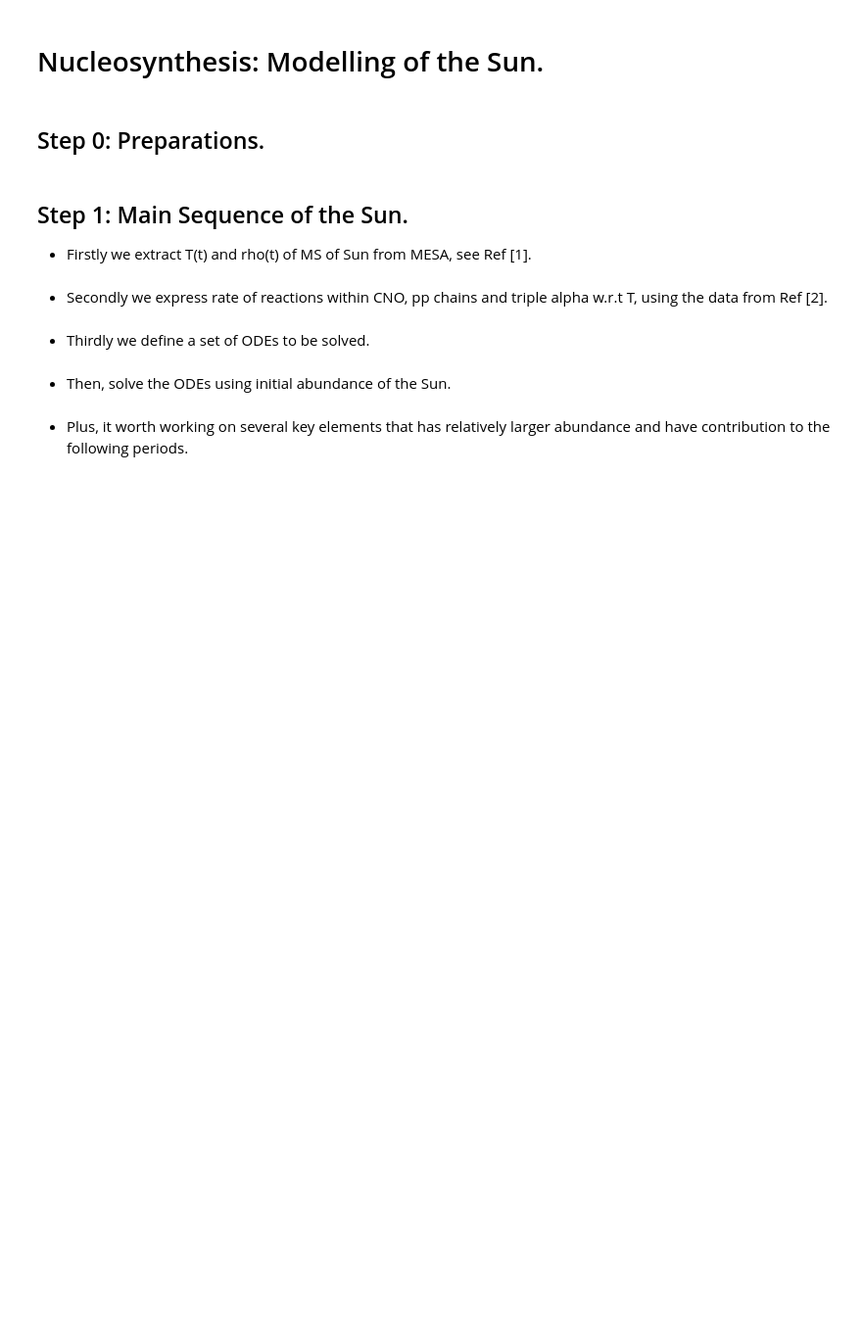
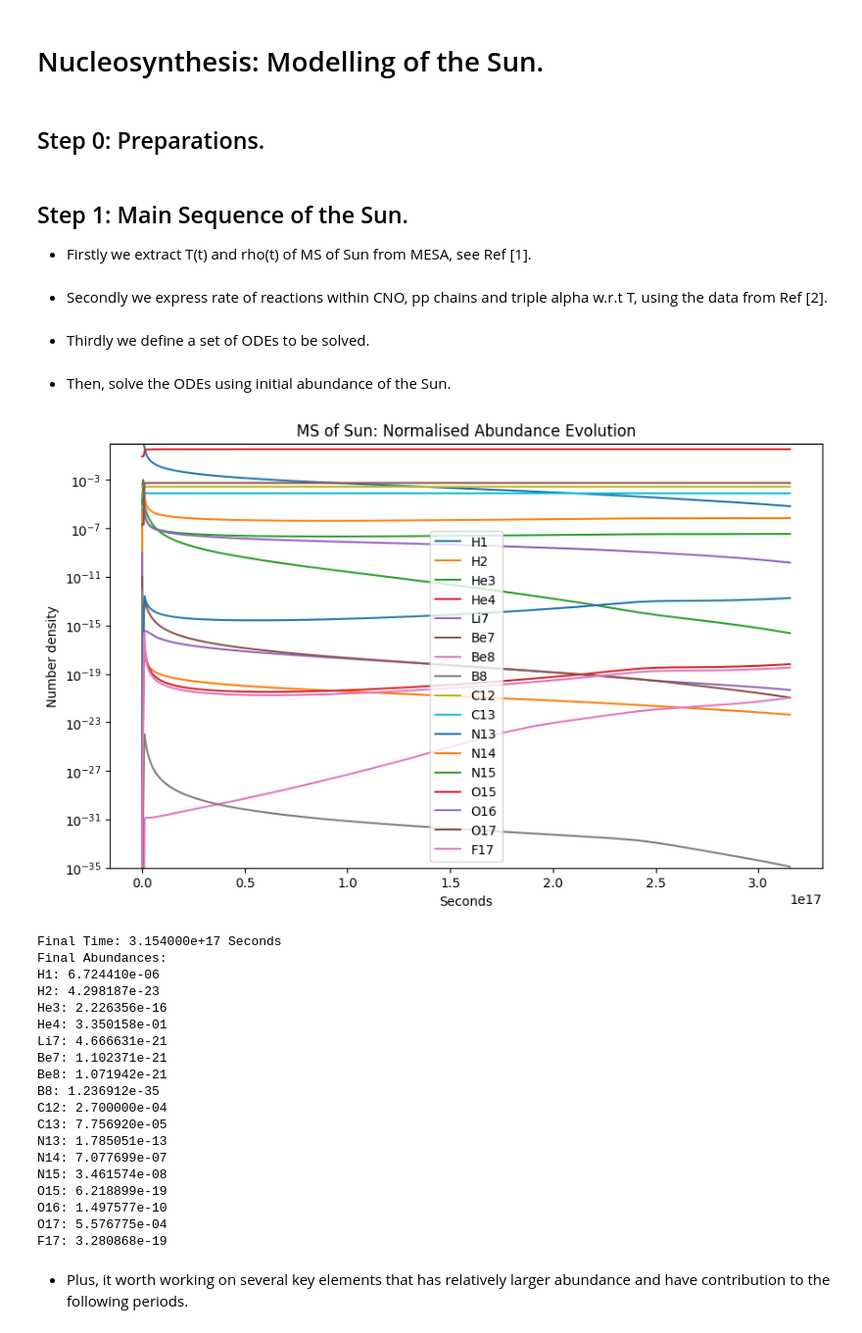
Before and after one commit to PranavHN/PHAS0052-Physics_Group_Project, a Jupyter notebook: Code/Pranav code.ipynb, the cells around one changed output. Shown at 98% size. Drawn from its saved outputs; the diff is of its cells as text; code cells hidden in the pictures; blank space fills up the shorter version.

```diff
--- a/Code/Pranav code.ipynb
+++ b/Code/Pranav code.ipynb
@@ -519,6 +561,7 @@ def diffEqs(t, elements, elemChart,elementMasses):
     dCNO2, _ = CNO2_cycle(elements, elemChart, elementMasses, t9, rho_factor)
     dtriple_alpha, _ = triple_alpha(elements, elemChart, elementMasses, t9, rho_factor)
     dpp_chain, _ = PP_chain_cycle(elements, elemChart, elementMasses, t9, rho_factor)
+    dC12O16, _ = C12toO16(elements, elemChart, elementMasses, t9, rho_factor)
 
     # Ensure dX is initialized as a numpy array
     dX = np.zeros_like(elements)
@@ -536,7 +579,10 @@ def diffEqs(t, elements, elemChart,elementMasses):
     for key in dpp_chain.keys():
         dX[elemChart[key]] = dpp_chain[key]
 
-    dX[np.abs(dX) < 1e-30] = 0.0
+    # for key in dC12O16.keys():
+    #     dX[elemChart[key]] = dC12O16[key]
+
+    # dX[np.abs(dX) < 1e-30] = 0.0
 
     # energies.append([ePP_chain, eCNO1, eCNO2, e3_alpha])
 
@@ -570,33 +616,55 @@ t_end   = 3.154e17
 
 #solve the odes using solve_ivp.
 #sols = solve_ivp(diffEqs, (t_start, t_end), initialAbundances, args=(elemChart,), method='BDF', rtol=1e-8, atol=1e-20)
 sols = solve_ivp(diffEqs, (t_start, t_end), initialAbundances, args=(elemChart,elementMasses,), method='BDF', rtol=1e-10, atol=1e-22, max_step=1e14)
 
 # Present the results.
 fig, ax = plt.subplots(1, 1, figsize=(10, 6))
 
 for key in elemChart.keys():
     ax.plot(sols.t, sols.y[elemChart[key]]/1e25, label=key)
 
 #ax.set_xscale('log')
 ax.set_yscale('log')
 ax.set_xlabel('Seconds')
 ax.set_ylabel('Number density')
 ax.legend()
 ax.set_title('MS of Sun: Normalised Abundance Evolution')
+ax.set_ylim(1e-35, 1)
 plt.show()
 
 # Ensure that the ODE solution exists before trying to access it
 if 'sols' in globals() and hasattr(sols, 't') and hasattr(sols, 'y'):
     final_time = sols.t[-1]  # Extract the final time step
     final_values = sols.y[:, -1]/1e25  # Extract the final step values,normalised
 
     print(f"Final Time: {final_time:.6e} Seconds")
     print("Final Abundances:")
     for element, index in elemChart.items():
         print(f"{element}: {final_values[index]:.6e}")
 else:
     print("Error: 'sols' is not properly defined. Ensure solve_ivp has been executed successfully.")
+# %% [output]
+[figure, added]
+Final Time: 3.154000e+17 Seconds
+Final Abundances:
+H1: 6.724410e-06
+H2: 4.298187e-23
+He3: 2.226356e-16
+He4: 3.350158e-01
+Li7: 4.666631e-21
+Be7: 1.102371e-21
+Be8: 1.071942e-21
+B8: 1.236912e-35
+C12: 2.700000e-04
+C13: 7.756920e-05
+N13: 1.785051e-13
+N14: 7.077699e-07
+N15: 3.461574e-08
+O15: 6.218899e-19
+O16: 1.497577e-10
+O17: 5.576775e-04
+F17: 3.280868e-19
 # %% [markdown]
 - Plus, it worth working on several key elements that has relatively larger abundance and have contribution to the following periods.
 # %%
```
Also changed, not shown: parts of 18 cells of this notebook.
